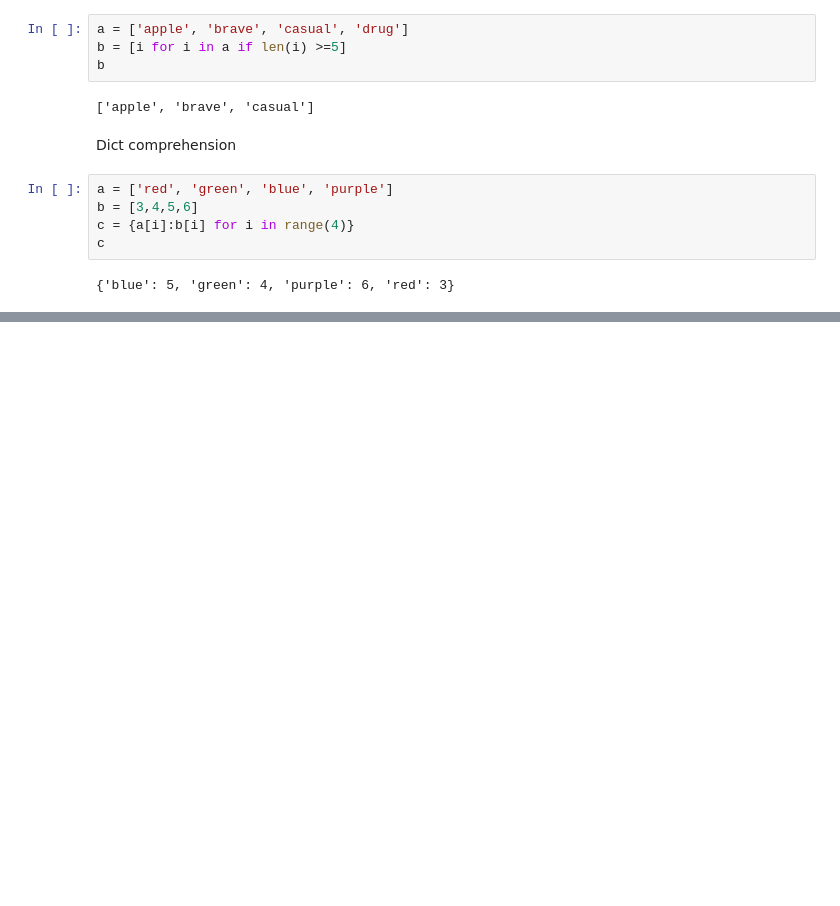
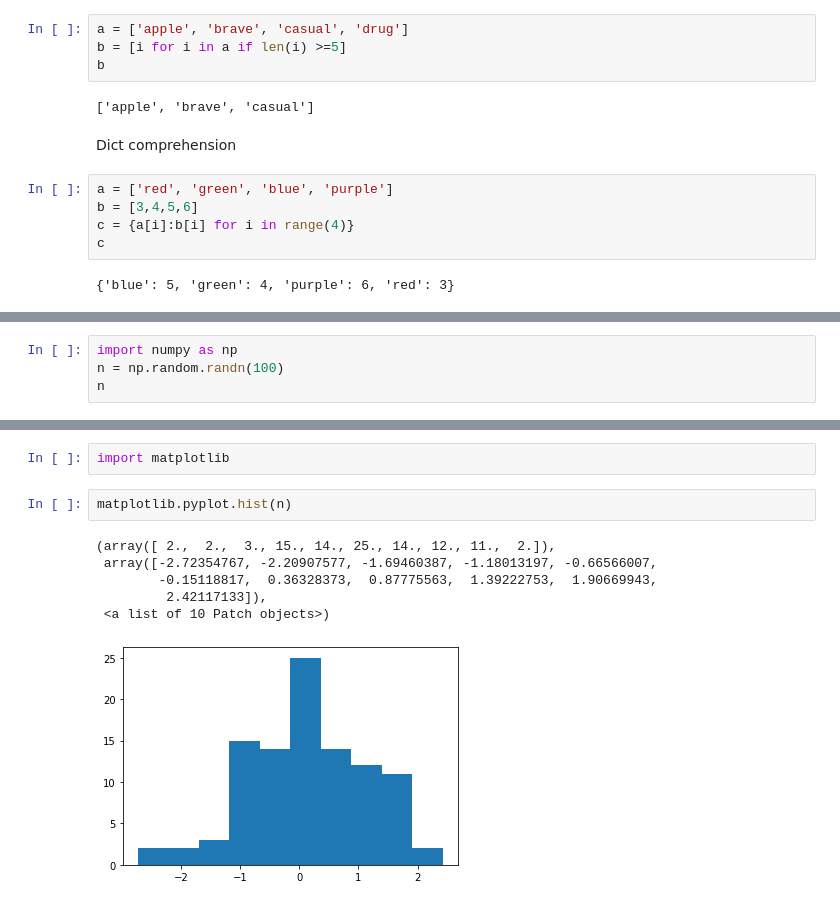
Before and after one commit to cheongseungkyu/make-it-happen, a Jupyter notebook: 20220316.ipynb, the cells around one changed output, grey strips where cells are left out. Cells and saved outputs as stored; diff of their text form; blank space fills up the shorter version.

```diff
--- a/20220316.ipynb
+++ b/20220316.ipynb
@@ -388,0 +399,4 @@ c
+# %%
+import numpy as np
+n = np.random.randn(100)
+n
@@ -388,0 +424,11 @@ c
+# %%
+import matplotlib
+# %%
+matplotlib.pyplot.hist(n)
+# %% [output]
+(array([ 2.,  2.,  3., 15., 14., 25., 14., 12., 11.,  2.]),
+ array([-2.72354767, -2.20907577, -1.69460387, -1.18013197, -0.66566007,
+        -0.15118817,  0.36328373,  0.87775563,  1.39222753,  1.90669943,
+         2.42117133]),
+ <a list of 10 Patch objects>)
+[figure, added]
```
Also changed, not shown: parts of 20 cells of this notebook.
